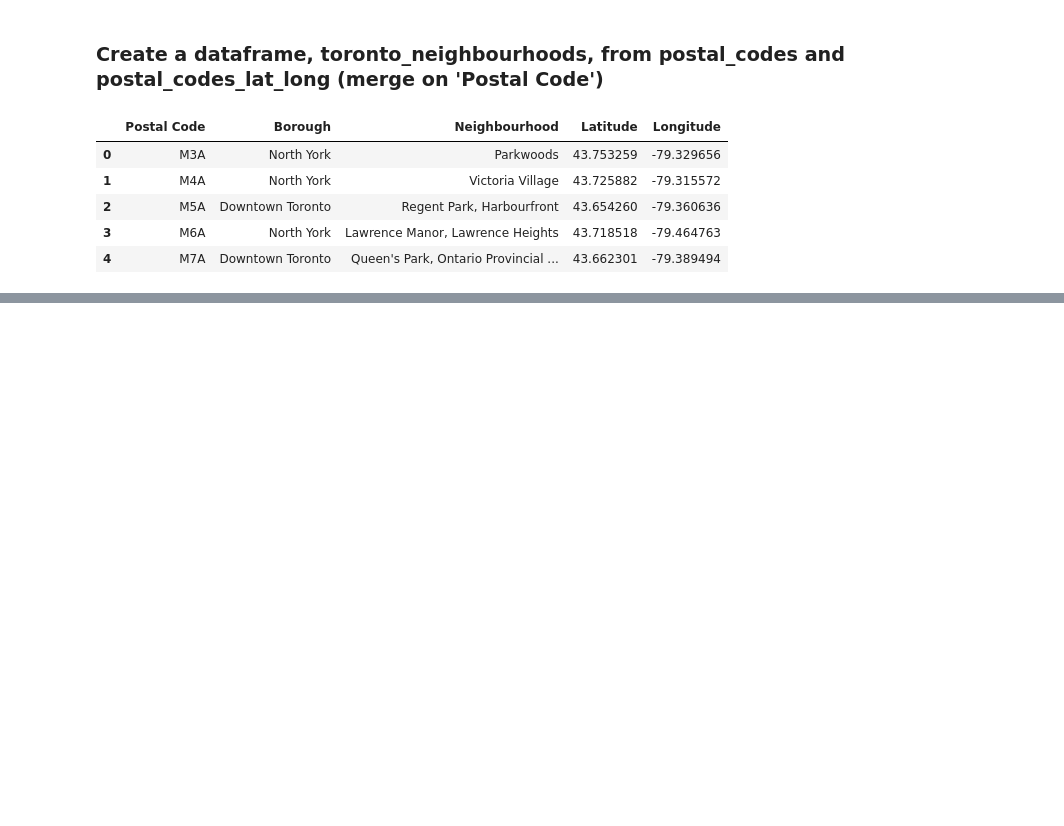
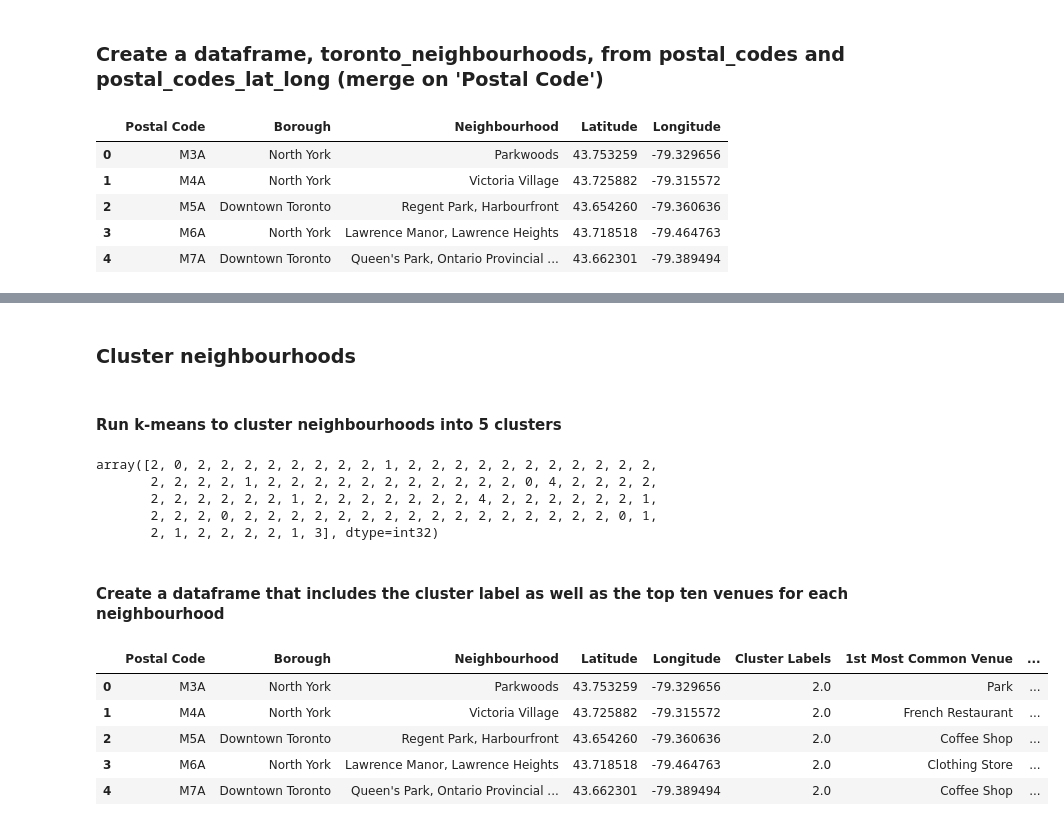
Before and after one commit to erdeco/data-science-capstone-project, a Jupyter notebook: Segmenting and Clustering Neighborhoods in Toronto.ipynb, the cells around one changed output, grey strips where cells are left out. Cells and saved outputs as stored; diff of their text form; code cells hidden in the pictures; blank space fills up the shorter version.

```diff
--- a/Segmenting and Clustering Neighborhoods in Toronto.ipynb
+++ b/Segmenting and Clustering Neighborhoods in Toronto.ipynb
@@ -137,0 +492,12 @@ toronto_neighbourhoods.head()
+# %%
+num_top_venues = 5
+
+for hood in toronto_grouped['Neighbourhood']:
+    print("----"+hood+"----")
+    temp = toronto_grouped[toronto_grouped['Neighbourhood'] == hood].T.reset_index()
+    temp.columns = ['venue','freq']
+    temp = temp.iloc[1:]
+    temp['freq'] = temp['freq'].astype(float)
+    temp = temp.round({'freq': 2})
+    print(temp.sort_values('freq', ascending=False).reset_index(drop=True).head(num_top_venues))
+    print('\n')
@@ -137,0 +524,7 @@ toronto_neighbourhoods.head()
+# %%
+#Function to sort venues in descending order and return a given number of top venue categories
+def return_most_common_venues(row, num_top_venues):
+    row_categories = row.iloc[1:]
+    row_categories_sorted = row_categories.sort_values(ascending=False)
+
+    return row_categories_sorted.index.values[0:num_top_venues]
@@ -137,0 +560,4 @@ toronto_neighbourhoods.head()
+# %% [markdown]
+### Cluster neighbourhoods
+# %% [markdown]
+#### Run k-means to cluster neighbourhoods into 5 clusters
@@ -137,0 +568,40 @@ toronto_neighbourhoods.head()
+# %%
+# import k-means from clustering stage
+from sklearn.cluster import KMeans
+
+# set number of clusters
+kclusters = 5
+
+toronto_grouped_clustering = toronto_grouped.drop('Neighbourhood', 1)
+
+# run k-means clustering
+kmeans = KMeans(n_clusters=kclusters, random_state=0).fit(toronto_grouped_clustering)
+
+# check cluster labels generated for each row in the dataframe
+kmeans.labels_
+# %% [output]
+array([2, 0, 2, 2, 2, 2, 2, 2, 2, 2, 1, 2, 2, 2, 2, 2, 2, 2, 2, 2, 2, 2,
+       2, 2, 2, 2, 1, 2, 2, 2, 2, 2, 2, 2, 2, 2, 2, 2, 0, 4, 2, 2, 2, 2,
+       2, 2, 2, 2, 2, 2, 1, 2, 2, 2, 2, 2, 2, 2, 4, 2, 2, 2, 2, 2, 2, 1,
+       2, 2, 2, 0, 2, 2, 2, 2, 2, 2, 2, 2, 2, 2, 2, 2, 2, 2, 2, 2, 0, 1,
+       2, 1, 2, 2, 2, 2, 1, 3], dtype=int32)
+# %% [markdown]
+#### Create a dataframe that includes the cluster label as well as the top ten venues for each neighbourhood
+# %%
+# add clustering labels
+neighbourhoods_venues_sorted.insert(0, 'Cluster Labels', kmeans.labels_)
+
+toronto_merged = toronto_neighbourhoods
+
+# merge toronto_grouped with toronto_neighbourhoods to add latitude/longitude for each neighbourhood
+toronto_merged = toronto_merged.join(neighbourhoods_venues_sorted.set_index('Neighbourhood'), on='Neighbourhood')
+
+
+toronto_merged.head()
+# %% [output]
+|  | Postal Code | Borough | Neighbourhood | Latitude | Longitude | Cluster Labels | 1st Most Common Venue | ... |
+| 0 | M3A | North York | Parkwoods | 43.753259 | -79.329656 | 2.0 | Park | ... |
+| 1 | M4A | North York | Victoria Village | 43.725882 | -79.315572 | 2.0 | French Restaurant | ... |
+| 2 | M5A | Downtown Toronto | Regent Park, Harbourfront | 43.654260 | -79.360636 | 2.0 | Coffee Shop | ... |
+| 3 | M6A | North York | Lawrence Manor, Lawrence Heights | 43.718518 | -79.464763 | 2.0 | Clothing Store | ... |
+| 4 | M7A | Downtown Toronto | Queen's Park, Ontario Provincial ... | 43.662301 | -79.389494 | 2.0 | Coffee Shop | ... |
```
Also changed, not shown: parts of 65 cells of this notebook.
